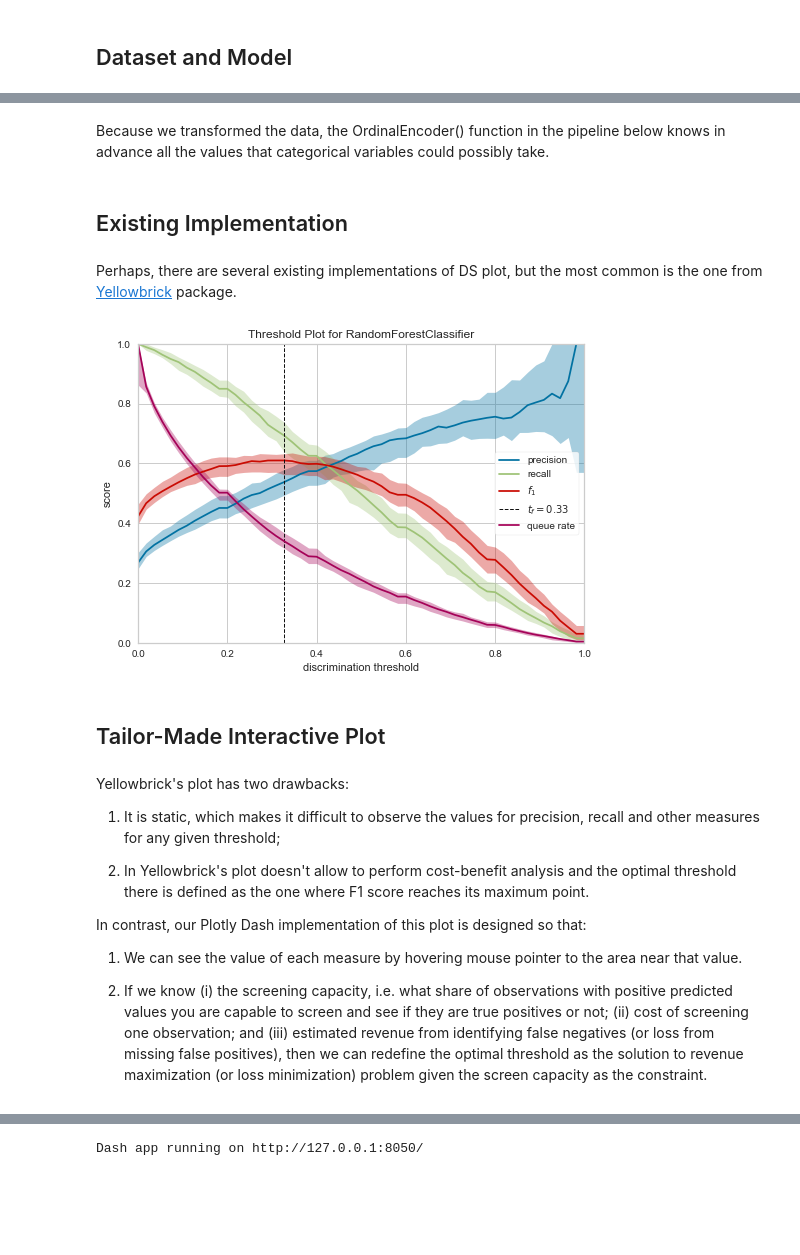
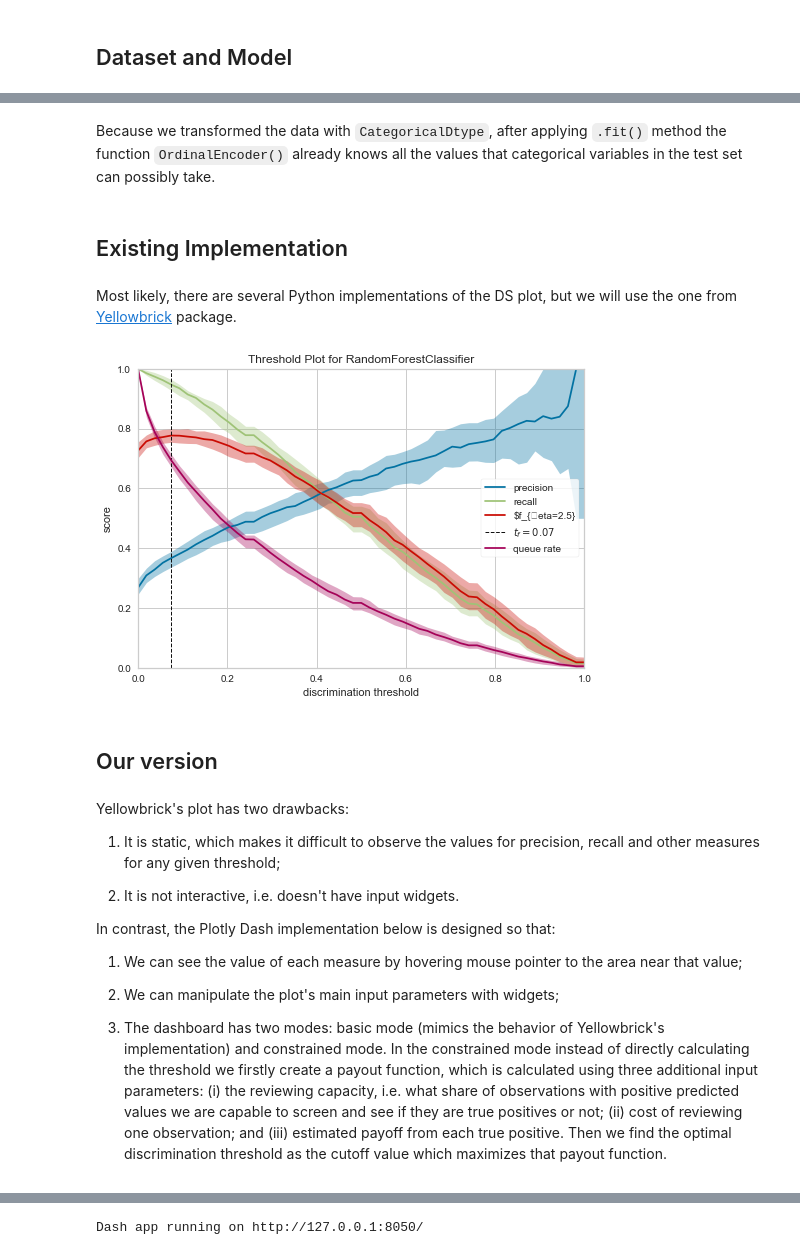
Before and after one commit to poghostick/discrimination-threshold, a Jupyter notebook: Discrimination-Threshold.ipynb, the cells around one changed output, grey strips where cells are left out. Saved outputs shown, nothing was run; the diff lists cells and outputs as text; code cells hidden in the pictures; blank space fills up the shorter version.

```diff
--- a/Discrimination-Threshold.ipynb
+++ b/Discrimination-Threshold.ipynb
@@ -62,7 +62,7 @@ def transform_data(df: pd.DataFrame) -> pd.DataFrame:
 
 X = transform_data(X)
 # %% [markdown]
-Because we transformed the data, the OrdinalEncoder() function in the pipeline below knows in advance all the values that categorical variables could possibly take.
+Because we transformed the data with `CategoricalDtype`, after applying `.fit()` method the function `OrdinalEncoder()` already knows all the values that categorical variables in the test set can possibly take.
 # %%
 encode_cat = ColumnTransformer(
   [('cat', OrdinalEncoder(), make_column_selector(dtype_include='category'))],
@@ -75,28 +75,30 @@ model = Pipeline(steps=[
 ])
 # %% [markdown]
 ## Existing Implementation
-# %% [markdown]
-Perhaps, there are several existing implementations of DS plot, but the most common is the one from [Yellowbrick](https://www.scikit-yb.org/en/latest/api/classifier/threshold.html) package.
+# %% [markdown]
+Most likely, there are several Python implementations of the DS plot, but we will use the one from [Yellowbrick](https://www.scikit-yb.org/en/latest/api/classifier/threshold.html) package.
 # %%
 with warnings.catch_warnings():
     warnings.filterwarnings('ignore')
-    discrimination_threshold(model, X, (y == 'Yes').astype(int))
+    discrimination_threshold(model, X, (y == 'Yes').astype(int), fbeta=2.5)
 # %% [output]
-[figure, old version]
+[figure, new version]
 # %% [markdown]
-## Tailor-Made Interactive Plot
+## Our version
 # %% [markdown]
 Yellowbrick's plot has two drawbacks:
 
 1) It is static, which makes it difficult to observe the values for precision, recall and other measures for any given threshold;
 
-2) In Yellowbrick's plot doesn't allow to perform cost-benefit analysis and the optimal threshold there is defined as the one where F1 score reaches its maximum point.
+2) It is not interactive, i.e. doesn't have input widgets.
 
-In contrast, our Plotly Dash implementation of this plot is designed so that:
+In contrast, the Plotly Dash implementation below is designed so that:
 
-1) We can see the value of each measure by hovering mouse pointer to the area near that value.
+1) We can see the value of each measure by hovering mouse pointer to the area near that value;
 
-2) If we know (i) the screening capacity, i.e. what share of observations with positive predicted values you are capable to screen and see if they are true positives or not; (ii) cost of screening one observation; and (iii) estimated revenue from identifying false negatives (or loss from missing false positives), then we can redefine the optimal threshold as the solution to revenue maximization (or loss minimization) problem given the screen capacity as the constraint.
+2) We can manipulate the plot's main input parameters with widgets;
+
+3) The dashboard has two modes: basic mode (mimics the behavior of Yellowbrick's implementation) and constrained mode. In the constrained mode instead of directly calculating the threshold we firstly create a payout function, which is calculated using three additional input parameters: (i) the reviewing capacity, i.e. what share of observations with positive predicted values we are capable to screen and see if they are true positives or not; (ii) cost of reviewing one observation; and (iii) estimated payoff from each true positive. Then we find the optimal discrimination threshold as the cutoff value which maximizes that payout function.
 # %%
 disc_threshold = InteractiveDiscriminationThreshold(
     model, X, y, label_dict={0: 'No', 1: 'Yes'})
```
Also changed, not shown: parts of 6 cells of this notebook, 8 other files.
